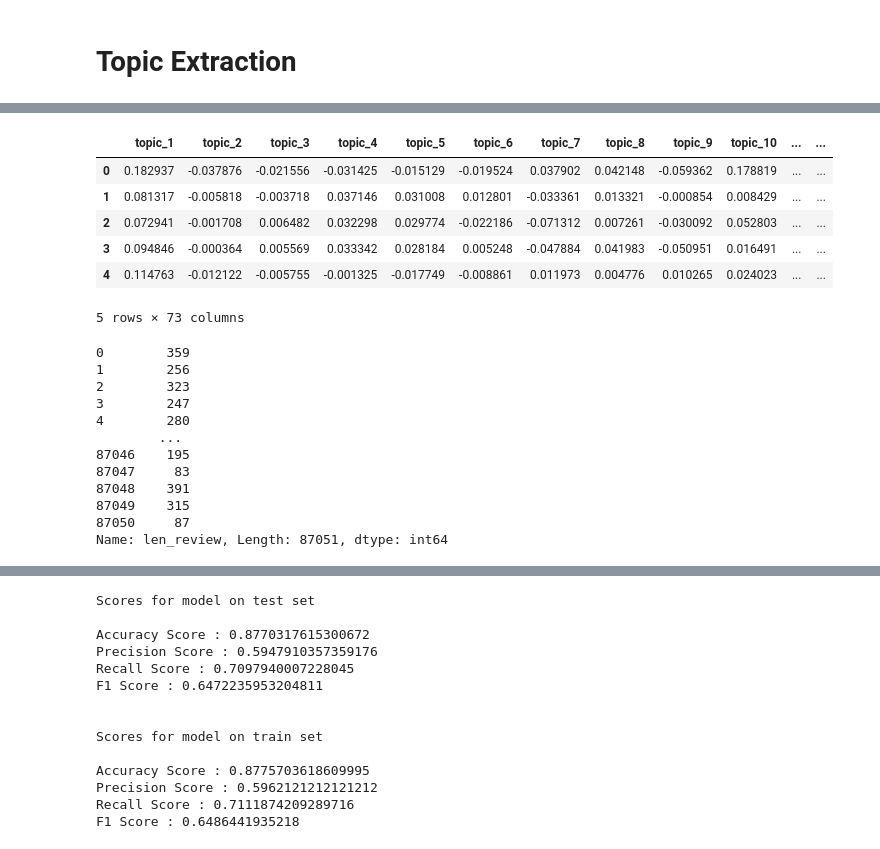
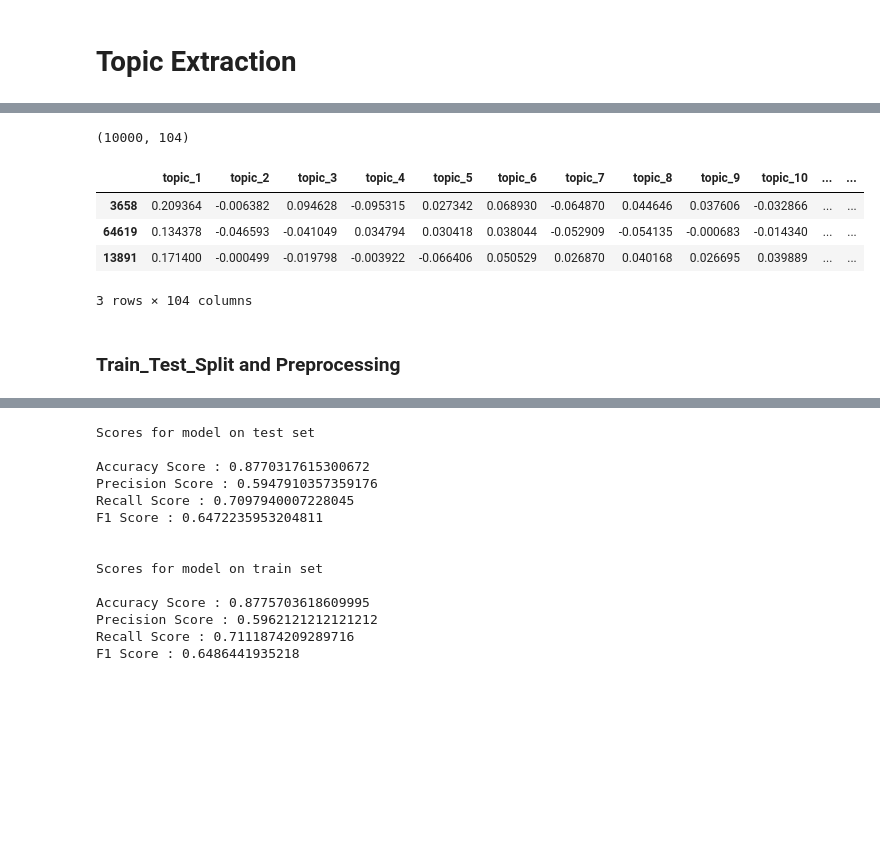
Before and after one commit to AnisZakari/Fake_review_detection, a Jupyter notebook: 1_Training_models/nlp_classifier.ipynb, the cells around one changed output, grey strips where cells are left out. Drawn from its saved outputs; the diff is of its cells as text; code cells hidden in the pictures; blank space fills up the shorter version.

```diff
--- a/1_Training_models/nlp_classifier.ipynb
+++ b/1_Training_models/nlp_classifier.ipynb
@@ -384,27 +359,20 @@ data_cl
+# %%
+#check
+print(data_cl.shape)
+data_cl.head(3)
+# %% [output]
+(10000, 104)
+|  | topic_1 | topic_2 | topic_3 | topic_4 | topic_5 | topic_6 | topic_7 | topic_8 | topic_9 | topic_10 | ... | ... |
+| 3658 | 0.209364 | -0.006382 | 0.094628 | -0.095315 | 0.027342 | 0.068930 | -0.064870 | 0.044646 | 0.037606 | -0.032866 | ... | ... |
+| 64619 | 0.134378 | -0.046593 | -0.041049 | 0.034794 | 0.030418 | 0.038044 | -0.052909 | -0.054135 | -0.000683 | -0.014340 | ... | ... |
+| 13891 | 0.171400 | -0.000499 | -0.019798 | -0.003922 | -0.066406 | 0.050529 | 0.026870 | 0.040168 | 0.026695 | 0.039889 | ... | ... |
+3 rows × 104 columns
+# %% [markdown]
+### Train_Test_Split and Preprocessing
 # %%
 # split X
 X_cl = data_cl.drop(columns="is_fake_review")
-X_cl.head()
+X_cl.shape
+
+# split y
+y = data_cl["is_fake_review"]
-# %% [output]
-|  | topic_1 | topic_2 | topic_3 | topic_4 | topic_5 | topic_6 | topic_7 | topic_8 | topic_9 | topic_10 | ... | ... |
-| 0 | 0.182937 | -0.037876 | -0.021556 | -0.031425 | -0.015129 | -0.019524 | 0.037902 | 0.042148 | -0.059362 | 0.178819 | ... | ... |
-| 1 | 0.081317 | -0.005818 | -0.003718 | 0.037146 | 0.031008 | 0.012801 | -0.033361 | 0.013321 | -0.000854 | 0.008429 | ... | ... |
-| 2 | 0.072941 | -0.001708 | 0.006482 | 0.032298 | 0.029774 | -0.022186 | -0.071312 | 0.007261 | -0.030092 | 0.052803 | ... | ... |
-| 3 | 0.094846 | -0.000364 | 0.005569 | 0.033342 | 0.028184 | 0.005248 | -0.047884 | 0.041983 | -0.050951 | 0.016491 | ... | ... |
-| 4 | 0.114763 | -0.012122 | -0.005755 | -0.001325 | -0.017749 | -0.008861 | 0.011973 | 0.004776 | 0.010265 | 0.024023 | ... | ... |
-5 rows × 73 columns
-# %%
-X_cl.iloc[: , -3]
-# %% [output]
-0        359
-1        256
-2        323
-3        247
-4        280
-        ...
-87046    195
-87047     83
-87048    391
-87049    315
-87050     87
-Name: len_review, Length: 87051, dtype: int64
```
Also changed, not shown: parts of 83 cells of this notebook, 6 other files.
